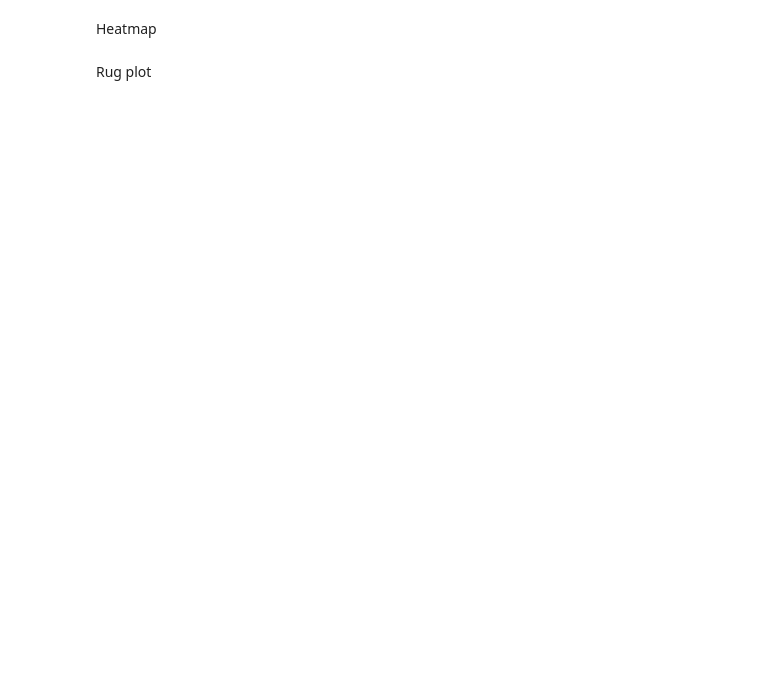
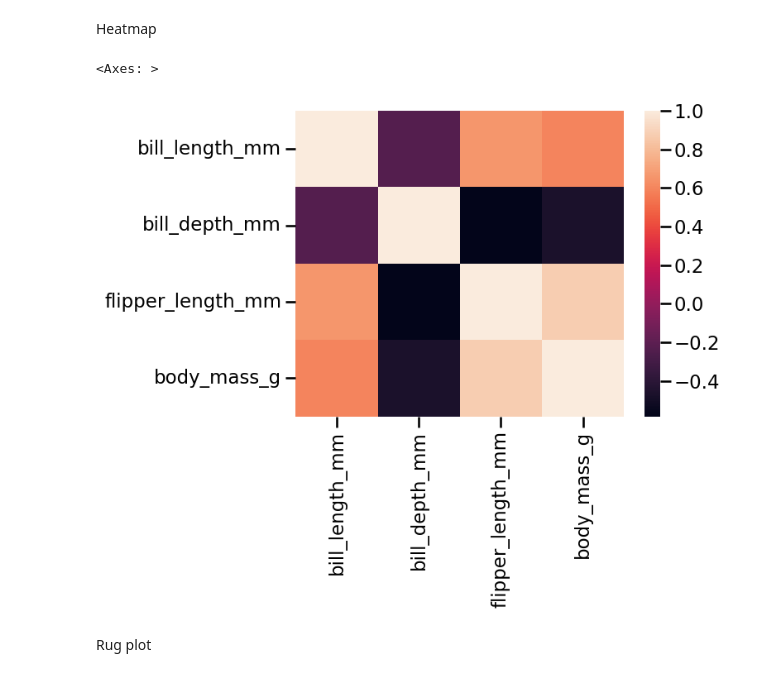
Before and after one commit to sarmaRandeepGithub12345/ML-lecture, a Jupyter notebook: seaborn/start.ipynb, the cells around one changed output. Drawn from its saved outputs; the diff is of its cells as text; code cells hidden in the pictures; blank space fills up the shorter version.

```diff
--- a/seaborn/start.ipynb
+++ b/seaborn/start.ipynb
@@ -100,9 +120,12 @@ sns.kdeplot(data=penguins, x="body_mass_g", hue="species",fill=True)
 Heatmap
 # %%
 columns = ["bill_length_mm","bill_depth_mm","flipper_length_mm","body_mass_g"]
-# sns.heatmap(data=penguins[columns].corr())
+sns.heatmap(data=penguins[columns].corr())
 # sns.heatmap(data=penguins[columns].corr(),annot=True,cmap="Blues")# darker color = negative co relation
-sns.heatmap(data=penguins[columns].corr(),annot= True,cmap="coolwarm",vmin=-0.2,linewidths=2,linecolor="black")
+# sns.heatmap(data=penguins[columns].corr(),annot= True,cmap="coolwarm",vmin=-0.2,linewidths=2,linecolor="black")
+# %% [output]
+<Axes: >
+[figure, added]
 # %% [markdown]
 Rug plot
 # %%
```
Also changed, not shown: parts of 9 cells of this notebook, 12 other files.
